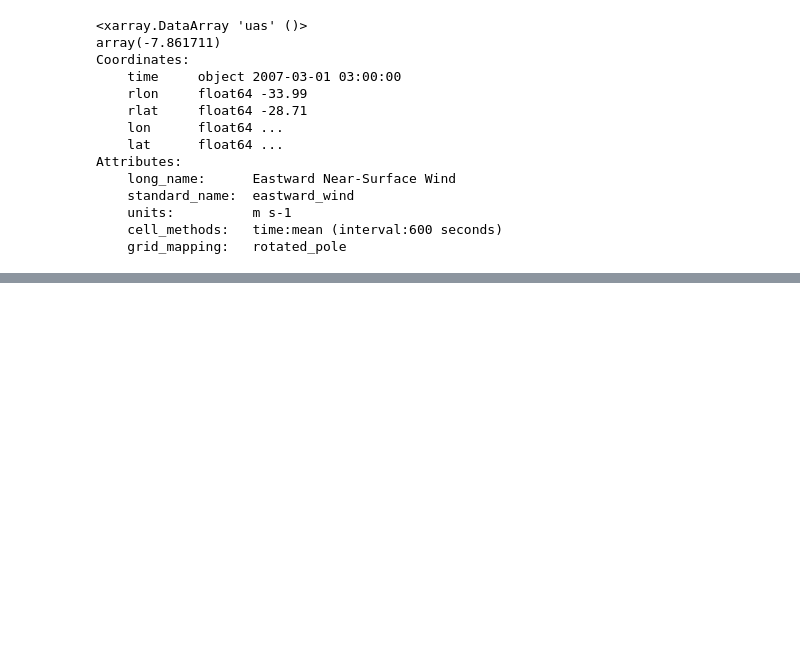
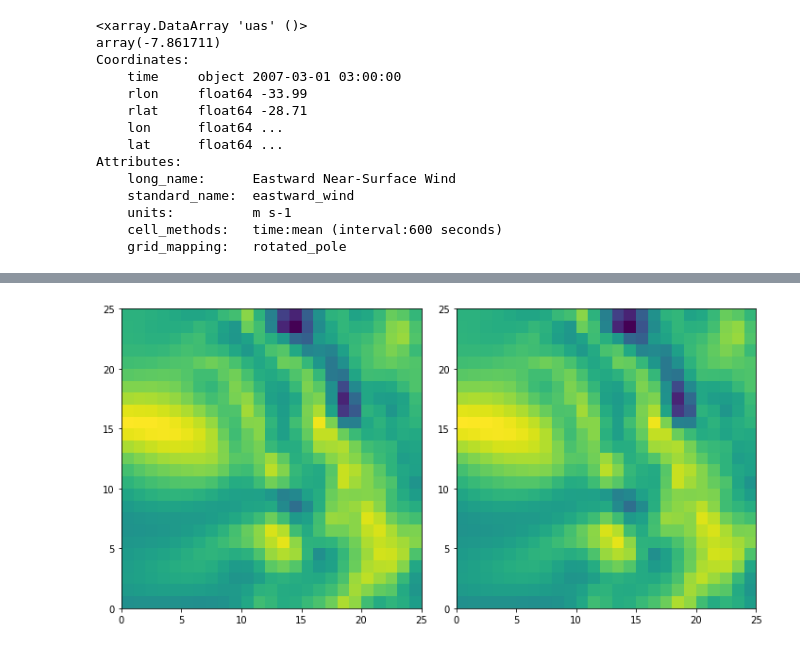
Before and after one commit to UBC-MOAD/analysis-armaan, a Jupyter notebook: notebooks/windPCA2.ipynb, the cells around one changed output, grey strips where cells are left out. Saved outputs shown, nothing was run; the diff lists cells and outputs as text; code cells hidden in the pictures; blank space fills up the shorter version.

```diff
--- a/notebooks/windPCA2.ipynb
+++ b/notebooks/windPCA2.ipynb
@@ -130,0 +181,11 @@ ax[2, 2].plot(eigvecs[2])
+# %%
+A2 = d1['uas'][247:471,140:165,60:85]
+B2 = d2['vas'][247:471,140:165,60:85]
+# %%
+#plots of original data at two timestamps
+fig, axs = plt.subplots(1, 2, figsize=(10, 5))
+axs[0].pcolormesh(np.array(A2)[0,:,:])
+axs[1].pcolormesh(np.array(A2)[0,:,:])
+fig.tight_layout()
+# %% [output]
+[figure, added]
```
Also changed, not shown: parts of 18 cells of this notebook.
